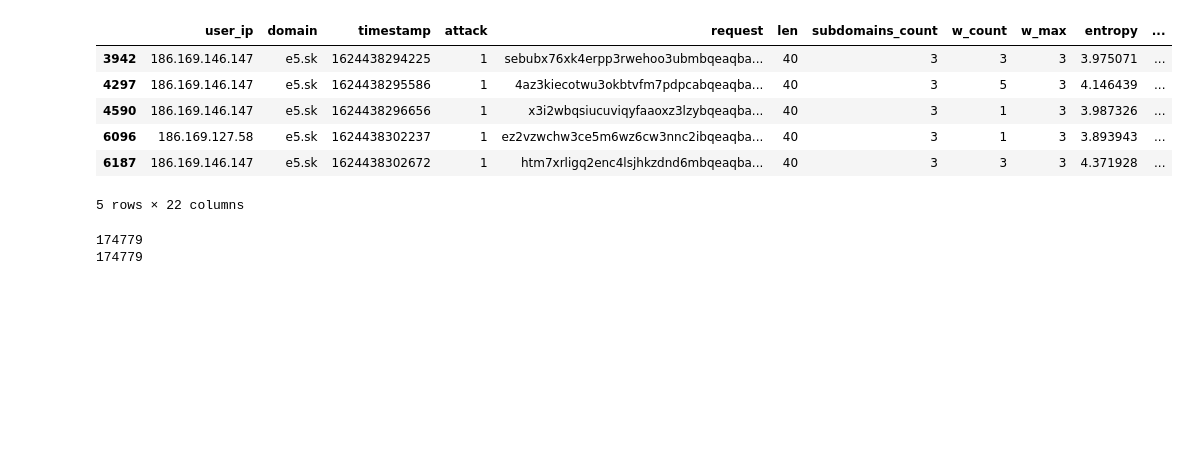
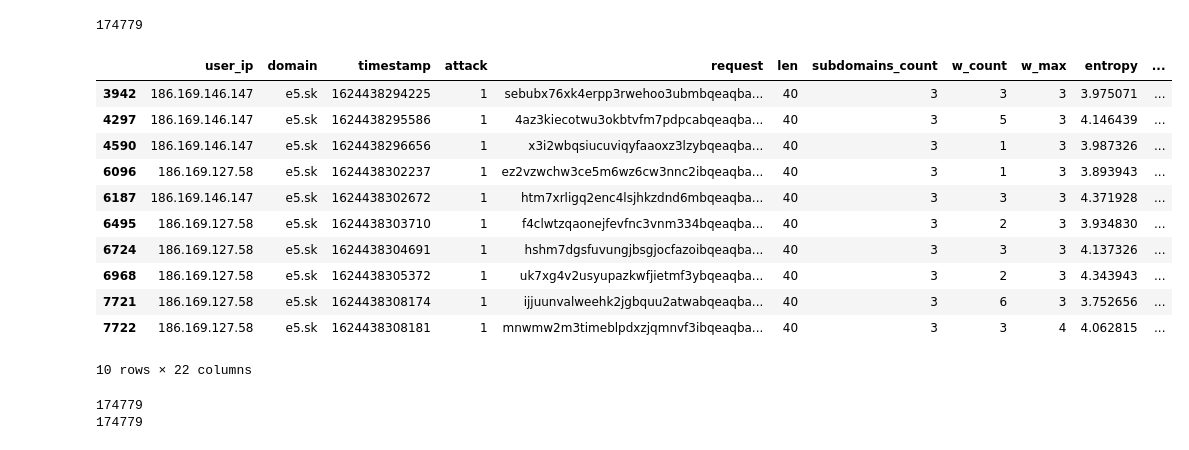
Before and after one commit to mshreeharsha/MiniProject_DNS, a Jupyter notebook: dns-exfilteration.ipynb, the cells around one changed output. Cells and saved outputs as stored; diff of their text form; code cells hidden in the pictures; blank space fills up the shorter version.

```diff
--- a/dns-exfilteration.ipynb
+++ b/dns-exfilteration.ipynb
@@ -46,18 +48,26 @@ data.head()
 # %%
 data["attack"]=data["attack"].astype(int)
 n=len(data[data['attack'] == 1])
+m=len(data[data['attack'] == 0])
+print(n)
 label1 = data[data['attack'] == 1]
 label0 = data[data['attack'] == 0].sample(n, random_state=42)
 data = pd.concat([label1, label0])
-data.head()
+data.head(10)
 # %% [output]
+174779
 |  | user_ip | domain | timestamp | attack | request | len | subdomains_count | w_count | w_max | entropy | ... |
 | 3942 | 186.169.146.147 | e5.sk | 1624438294225 | 1 | sebubx76xk4erpp3rwehoo3ubmbqeaqba... | 40 | 3 | 3 | 3 | 3.975071 | ... |
 | 4297 | 186.169.146.147 | e5.sk | 1624438295586 | 1 | 4az3kiecotwu3okbtvfm7pdpcabqeaqba... | 40 | 3 | 5 | 3 | 4.146439 | ... |
 | 4590 | 186.169.146.147 | e5.sk | 1624438296656 | 1 | x3i2wbqsiucuviqyfaaoxz3lzybqeaqba... | 40 | 3 | 1 | 3 | 3.987326 | ... |
 | 6096 | 186.169.127.58 | e5.sk | 1624438302237 | 1 | ez2vzwchw3ce5m6wz6cw3nnc2ibqeaqba... | 40 | 3 | 1 | 3 | 3.893943 | ... |
 | 6187 | 186.169.146.147 | e5.sk | 1624438302672 | 1 | htm7xrligq2enc4lsjhkzdnd6mbqeaqba... | 40 | 3 | 3 | 3 | 4.371928 | ... |
+| 6495 | 186.169.127.58 | e5.sk | 1624438303710 | 1 | f4clwtzqaonejfevfnc3vnm334bqeaqba... | 40 | 3 | 2 | 3 | 3.934830 | ... |
+| 6724 | 186.169.127.58 | e5.sk | 1624438304691 | 1 | hshm7dgsfuvungjbsgjocfazoibqeaqba... | 40 | 3 | 3 | 3 | 4.137326 | ... |
+| 6968 | 186.169.127.58 | e5.sk | 1624438305372 | 1 | uk7xg4v2usyupazkwfjietmf3ybqeaqba... | 40 | 3 | 2 | 3 | 4.343943 | ... |
+| 7721 | 186.169.127.58 | e5.sk | 1624438308174 | 1 | ijjuunvalweehk2jgbquu2atwabqeaqba... | 40 | 3 | 6 | 3 | 3.752656 | ... |
+| 7722 | 186.169.127.58 | e5.sk | 1624438308181 | 1 | mnwmw2m3timeblpdxzjqmnvf3ibqeaqba... | 40 | 3 | 3 | 4 | 4.062815 | ... |
-5 rows × 22 columns
+10 rows × 22 columns
 # %%
 print(len(data[data['attack'] == 1]))
 print(len(data[data['attack'] == 0]))
```
Also changed, not shown: parts of 7 cells of this notebook.
